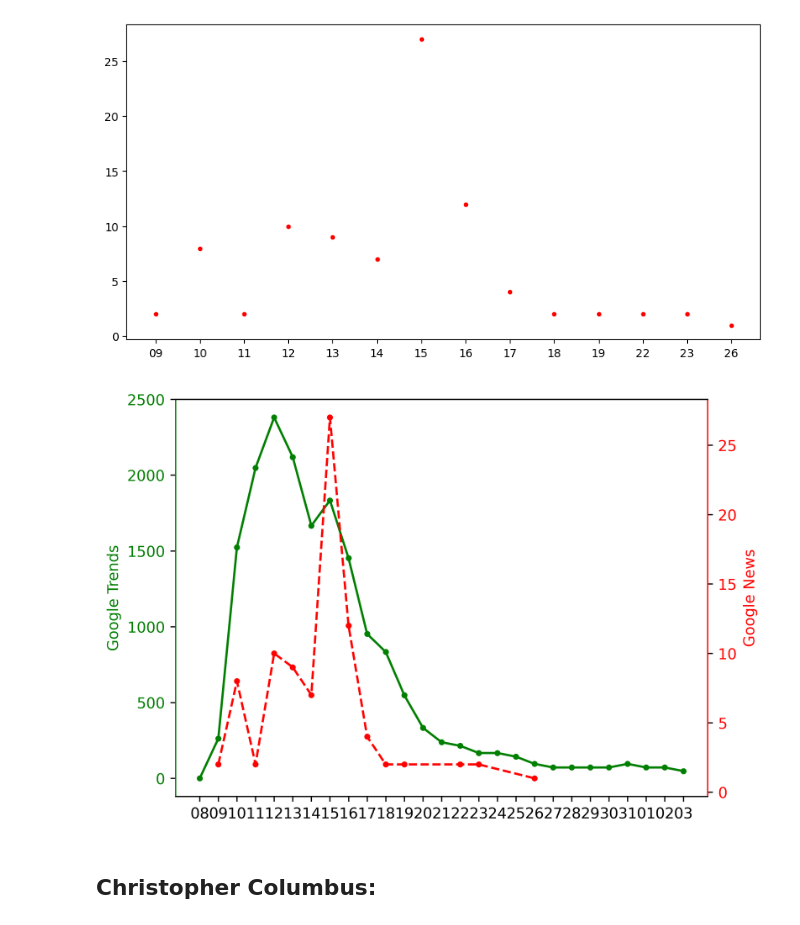
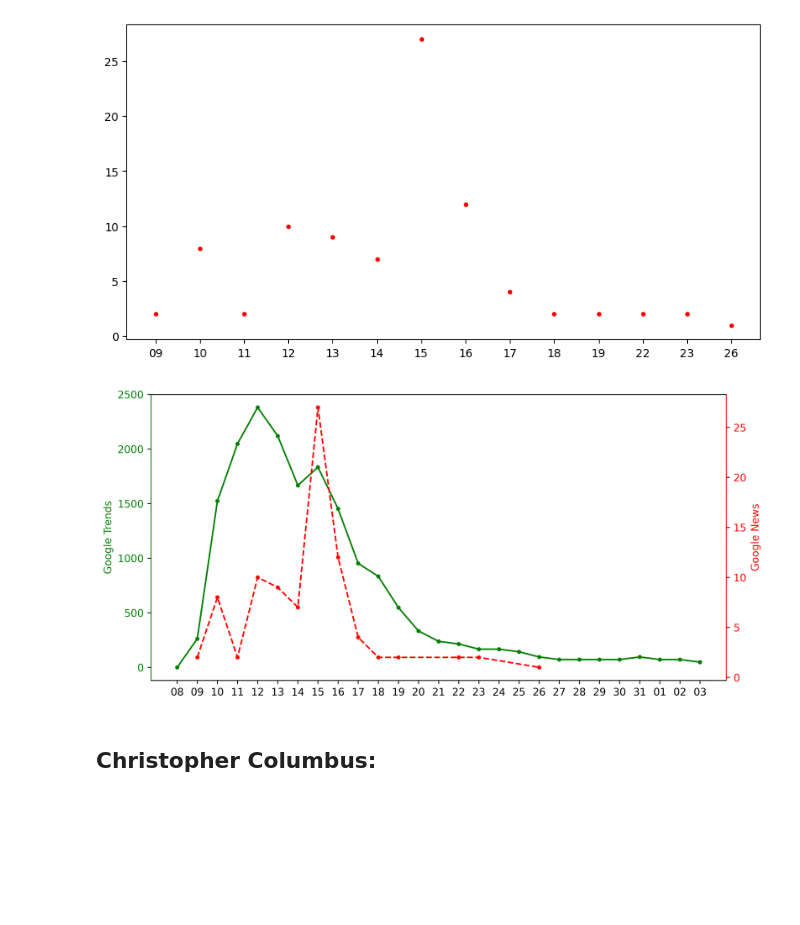
Before and after one commit to AndreiAf02/Math574_Project, a Jupyter notebook: SIR_Fitting_V2.ipynb, the cells around one changed output. Saved outputs shown, nothing was run; the diff lists cells and outputs as text; code cells hidden in the pictures; blank space fills up the shorter version.

```diff
--- a/SIR_Fitting_V2.ipynb
+++ b/SIR_Fitting_V2.ipynb
@@ -165,6 +288,35 @@ def comp_plots(data_trends, label, data_news):
       ax1.tick_params(axis='y', labelcolor='g')
       ax2.tick_params(axis='y', labelcolor='r')
       # plt.legend()
+
+def comp_plots2(data_trends, label, data_news, width):
+      fig, ax1 = plt.subplots(dpi=600, figsize=(width, 5))
+      ax2 = ax1.twinx()
+
+      ax1.plot(data_trends['Month-Day'], data_trends[label], 'g.-', label='Google Trends')
+      ax2.plot(data_news, 'r.--', label='Google News')
+      ax1.set_ylabel('Google Trends', color='g')
+      ax2.set_ylabel('Google News', color='r')
+      ax2.spines['left'].set_color('g')
+      ax2.spines['right'].set_color('r')
+      ax1.tick_params(axis='y', labelcolor='g')
+      ax2.tick_params(axis='y', labelcolor='r')
+      # plt.legend()
+
+
+def comp_plots3(data_trends, label, data_news, width):
+      fig, ax1 = plt.subplots(dpi=600, figsize=(width, 5))
+      ax2 = ax1.twinx()
+
+      ax1.plot(data_trends['Day'], data_trends[label], 'g.-', label='Google Trends')
+      ax2.plot(data_news, 'r.--', label='Google News')
+      ax1.set_ylabel('Google Trends', color='g')
+      ax2.set_ylabel('Google News', color='r')
+      ax2.spines['left'].set_color('g')
+      ax2.spines['right'].set_color('r')
+      ax1.tick_params(axis='y', labelcolor='g')
+      ax2.tick_params(axis='y', labelcolor='r')
+      # plt.legend()
 # %%
 def format(data, label):
     data = pd.DataFrame(data)
@@ -230,9 +382,9 @@ Day
 Name: count, dtype: int64
 [figure]
 # %%
-comp_plots(data_raygun_date, 'raygun_scaled', news_raygun)
+comp_plots3(data_raygun_date, 'raygun_scaled', news_raygun, 10)
 # %% [output]
-[figure, old version]
+[figure, new version]
 # %% [markdown]
 ## Christopher Columbus:
 # %%
```
Also changed, not shown: parts of 37 cells of this notebook.
